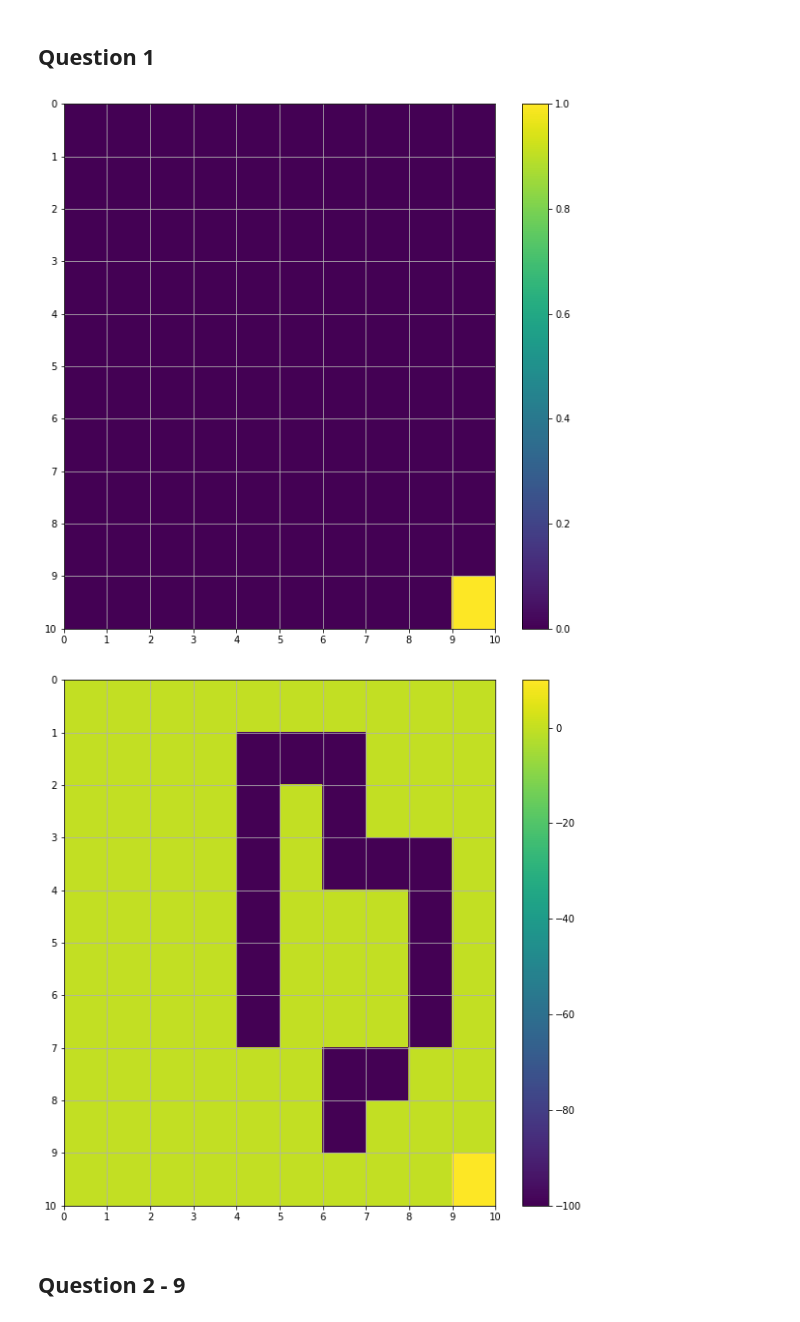
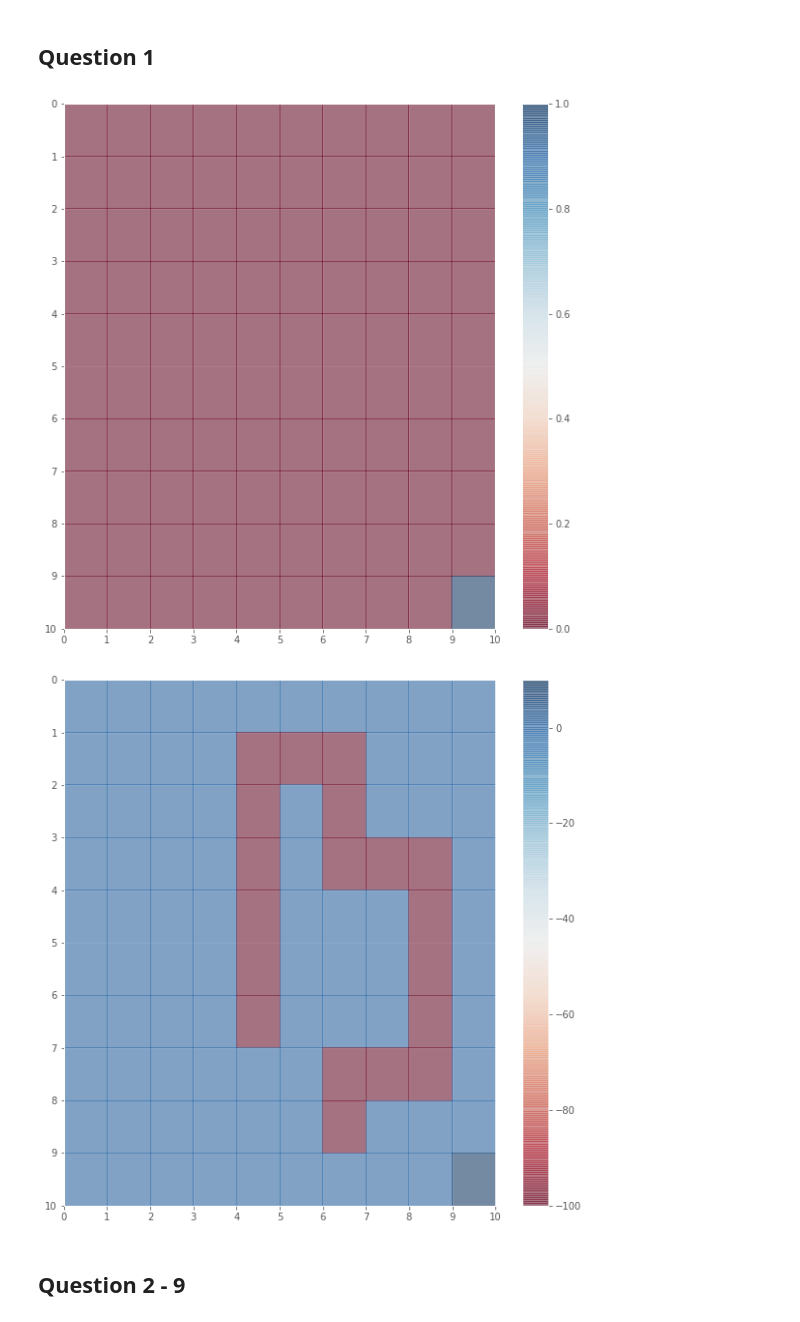
Before and after one commit to WuseFangtang/EE232E-1, a Jupyter notebook: project3/Proj3 Part1.ipynb, the cells around one changed output. Drawn from its saved outputs; the diff is of its cells as text; code cells hidden in the pictures.

Commit message:
fixed bug and adjust plotting style

```diff
--- a/project3/Proj3 Part1.ipynb
+++ b/project3/Proj3 Part1.ipynb
@@ -1,6 +1,9 @@
 # %%
 import numpy as np
+#import pandas as pd
+
 import matplotlib.pyplot as plt
+plt.style.use('ggplot')
 %pylab inline
 pylab.rcParams['figure.figsize'] = (10,10)
 # %% [output]
@@ -19,16 +22,16 @@ ax = plt.gca()
 ax.invert_yaxis()
 ax.set_xticks(np.arange(0, 11, 1))
 ax.set_yticks(np.arange(0, 11, 1))
-plt.pcolor(reward1)
+plt.pcolor(reward1, cmap = "RdBu", alpha = 0.5)
 plt.colorbar()
 plt.grid()
 plt.show()
 # %% [output]
-[figure, old version]
+[figure, new version]
 # %%
 reward2 = np.zeros((10,10))
 reward2[1:7,4] = -100
-reward2[3:7,8] = -100
+reward2[3:8,8] = -100
 reward2[1,5] = -100
 reward2[1:4,6] = -100
 reward2[7:9,6] = -100
@@ -38,15 +41,15 @@ reward2[9,9] = 10
 # %%
 fig = plt.figure()
 ax = plt.gca()
 ax.invert_yaxis()
 ax.set_xticks(np.arange(0, 11, 1))
 ax.set_yticks(np.arange(0, 11, 1))
-plt.pcolor(reward2)
+plt.pcolor(reward2, cmap = "RdBu", alpha = 0.5)
 plt.colorbar()
 plt.grid()
 plt.show()
 # %% [output]
-[figure, old version]
+[figure, new version]
 # %% [markdown]
 ## Question 2 - 9
 # %%
```
Also changed, not shown: parts of 3 cells of this notebook.
